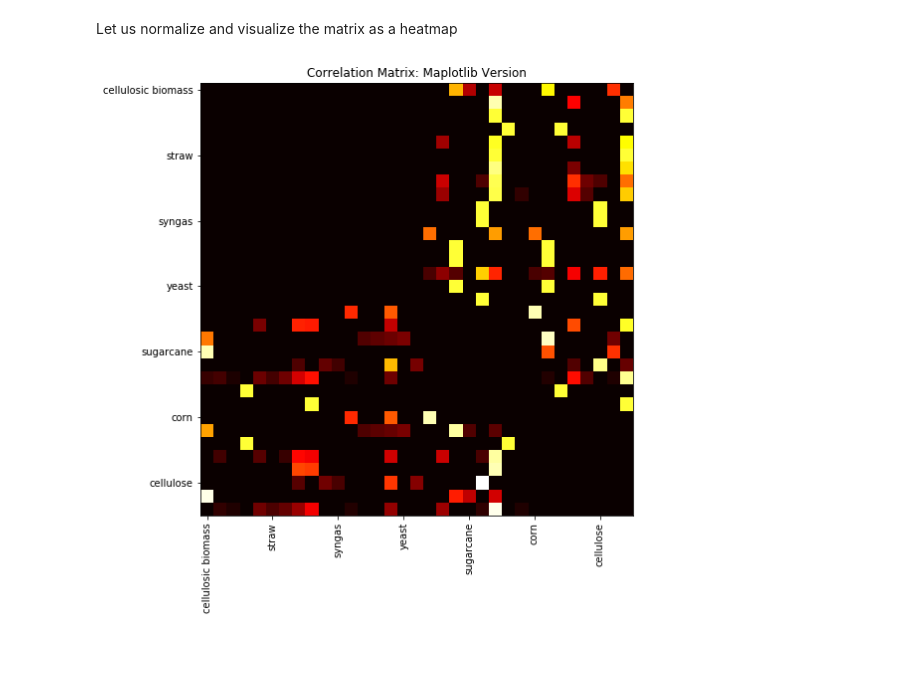
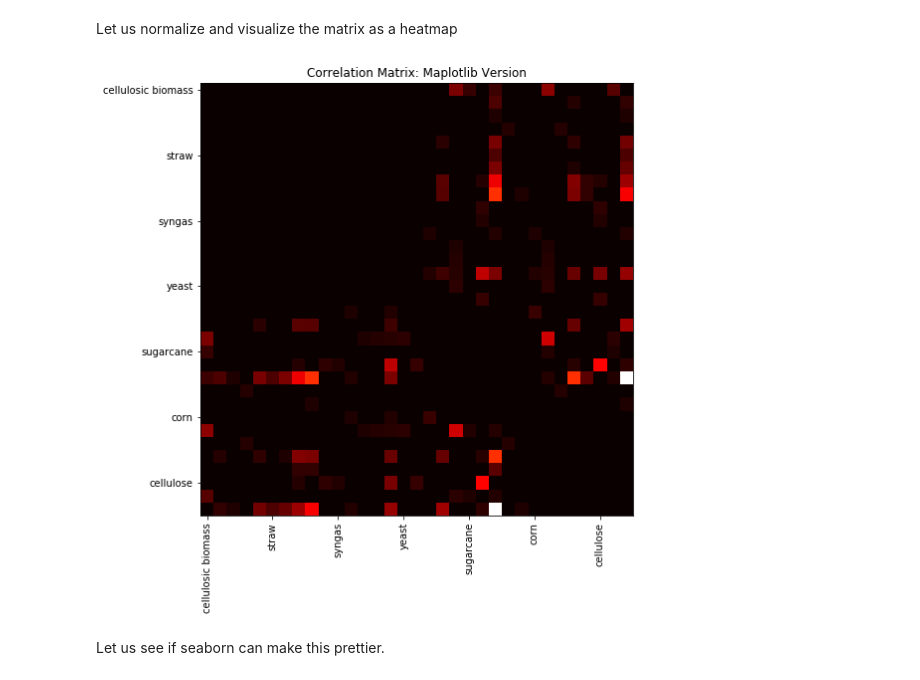
Before and after one commit to duarteocarmo/technological_capabilities, a Jupyter notebook: notebooks/Exploring.ipynb, the cells around one changed output. Saved outputs shown, nothing was run; the diff lists cells and outputs as text; code cells hidden in the pictures; blank space fills up the shorter version.

```diff
--- a/notebooks/Exploring.ipynb
+++ b/notebooks/Exploring.ipynb
@@ -110,18 +112,20 @@ for row in data:
 Let us normalize and visualize the matrix as a heatmap
 # %%
 # normalize matrix using scipy normalization available here: http://scikit-learn.org/stable/modules/preprocessing.html#preprocessing-normalization
-normalized_matrix = normalize(matrix, norm='l2')
+normalized_matrix = (matrix - np.mean(matrix)) / np.std(matrix)
 
 # plot a heatmap of the matrix
 fig, ax = plt.subplots(figsize=(8,8))
 ax.imshow(normalized_matrix, cmap='hot', interpolation='none') # plt.cm.Reds # normalization affects simmetry.
 ax.set_xticklabels(matrix_axis)
 ax.set_yticklabels(matrix_axis)
 plt.title("Correlation Matrix: Maplotlib Version")
 plt.xticks(rotation=90)
 plt.show()
 # %% [output]
-[figure, old version]
+[figure, new version]
+# %% [markdown]
+Let us see if seaborn can make this prettier.
 # %%
 import seaborn as sns
 
```
Also changed, not shown: parts of 23 cells of this notebook.
